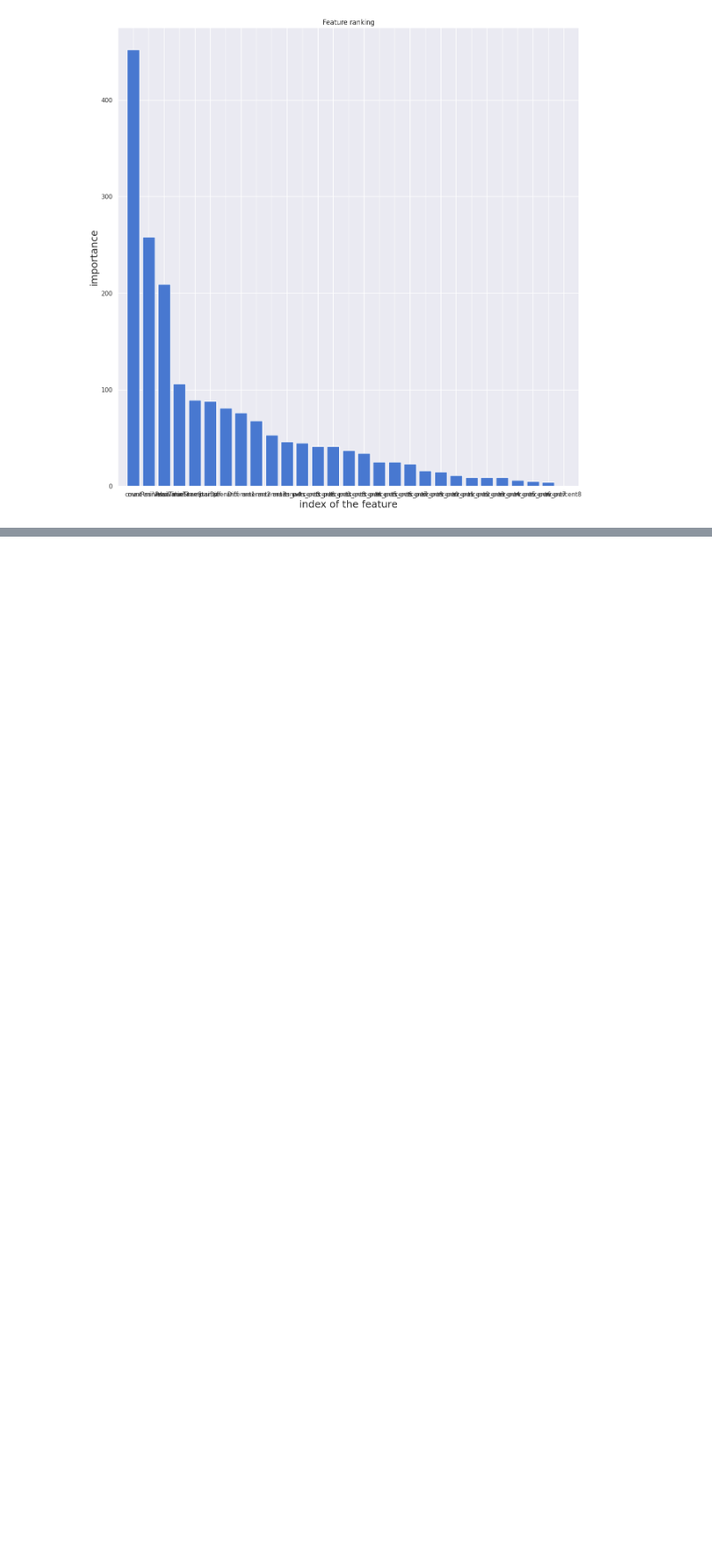
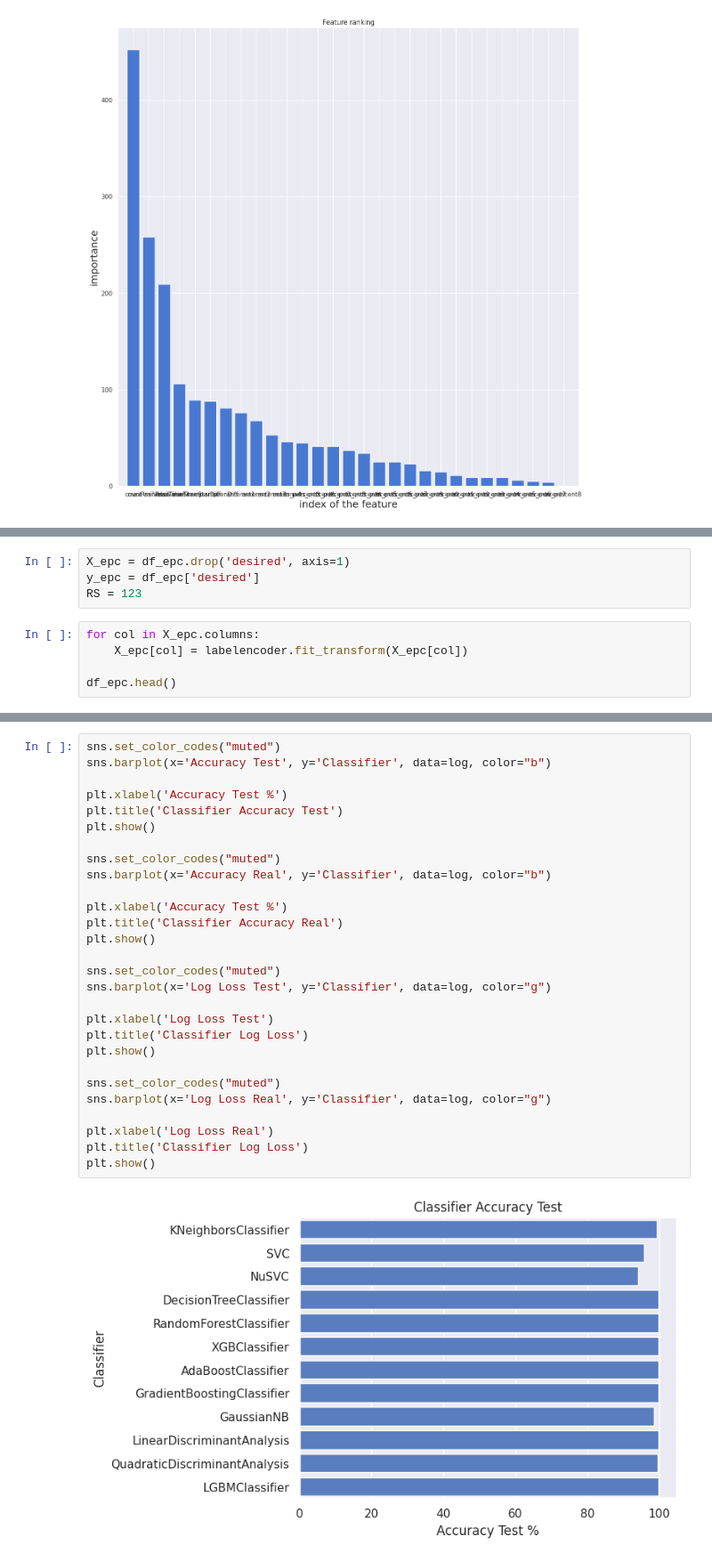
Before and after one commit to CharlyWheels/Carlos_Rueda_TFM, a Jupyter notebook: Labepc_ML_standard.ipynb, the cells around one changed output, grey strips where cells are left out. Shown: that part at 89% size. Cells and saved outputs as stored; diff of their text form; blank space fills up the shorter version.

```diff
--- a/Labepc_ML_standard.ipynb
+++ b/Labepc_ML_standard.ipynb
@@ -228,0 +271,9 @@ Text(0.5, 0, 'index of the feature')
+# %%
+X_epc = df_epc.drop('desired', axis=1)
+y_epc = df_epc['desired']
+RS = 123
+# %%
+for col in X_epc.columns:
+    X_epc[col] = labelencoder.fit_transform(X_epc[col])
+
+df_epc.head()
@@ -228,0 +355,30 @@ Text(0.5, 0, 'index of the feature')
+# %%
+sns.set_color_codes("muted")
+sns.barplot(x='Accuracy Test', y='Classifier', data=log, color="b")
+
+plt.xlabel('Accuracy Test %')
+plt.title('Classifier Accuracy Test')
+plt.show()
+
+sns.set_color_codes("muted")
+sns.barplot(x='Accuracy Real', y='Classifier', data=log, color="b")
+
+plt.xlabel('Accuracy Test %')
+plt.title('Classifier Accuracy Real')
+plt.show()
+
+sns.set_color_codes("muted")
+sns.barplot(x='Log Loss Test', y='Classifier', data=log, color="g")
+
+plt.xlabel('Log Loss Test')
+plt.title('Classifier Log Loss')
+plt.show()
+
+sns.set_color_codes("muted")
+sns.barplot(x='Log Loss Real', y='Classifier', data=log, color="g")
+
+plt.xlabel('Log Loss Real')
+plt.title('Classifier Log Loss')
+plt.show()
+# %% [output]
+[figure, added]
```
Also changed, not shown: parts of 14 cells of this notebook.
